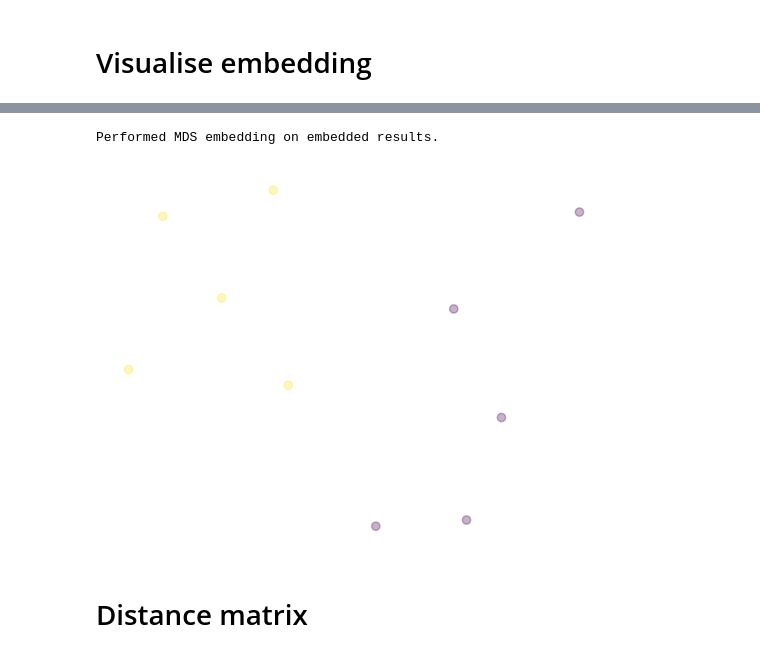
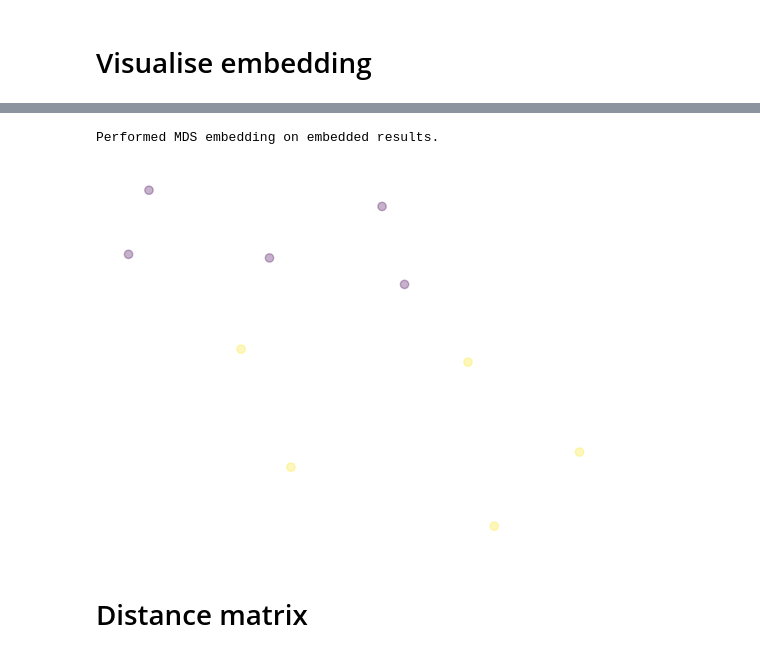
Before and after one commit to agosztolai/MARBLE, a Jupyter notebook: examples/ex_bogdanov_takens.ipynb, the cells around one changed output, grey strips where cells are left out. Saved outputs shown, nothing was run; the diff lists cells and outputs as text; code cells hidden in the pictures.

```diff
--- a/examples/ex_bogdanov_takens.ipynb
+++ b/examples/ex_bogdanov_takens.ipynb
@@ -48,9 +69,0 @@ beta2 = 0
-# %%
-fig, ax = plt.subplots(1,2, figsize=(10,5))
-
-X0_range = initial_conditions(n, 2)
-beta2 = 0
-pos, vel = simulate_system(-.2, beta2, X0_range[0])
-plot_phase_portrait(pos, vel, ax[0])
-pos, vel = simulate_system(.2, beta2, X0_range[1])
-plot_phase_portrait(pos, vel, ax[1])
@@ -61,18 +72,10 @@ plot_phase_portrait(pos, vel, ax[1])
 # %%
-beta1 = np.hstack((np.linspace(-0.2,0.2,10)))
-
-pos, vel = [], []
-X0_range = initial_conditions(n, len(beta1))
-for i, b1 in enumerate(beta1):
-    p, v = simulate_system(b1, beta2, X0_range[i])
-
-    pos.append(np.vstack(p))
-    vel.append(np.vstack(v))
+pos, vel = sweep_parameters(beta1, beta2)
 # %% [markdown]
 # Subsample phase portrait
 # %%
 pos_subsample, vel_subsample = [], []
 for i, (p,v) in enumerate(zip(pos,vel)):
-    ind, _ = geometry.furthest_point_sampling(p, stop_crit=0.025)
+    ind, _ = geometry.furthest_point_sampling(p, stop_crit=0.05)
     pos_subsample.append(p[ind])
     vel_subsample.append(v[ind])
@@ -93,6 +95,5 @@ k=7
 data = utils.construct_dataset(pos_subsample, features=vel_subsample, graph_type='cknn', k=k)
 # %%
-import os
 os.environ["CUDA_DEVICE_ORDER"]="PCI_BUS_ID"
 os.environ["CUDA_VISIBLE_DEVICES"]="0"
 
@@ -102,7 +103,7 @@ par = {'batch_size': 256, #batch size
        'n_lin_layers': 2,
        'hidden_channels': 16, #number of internal dimensions in MLP
        'out_channels': 3,
-       'diffusion': False,
+       'diffusion': True,
        'inner_product_features': True,
       }
 
@@ -143,24 +145,10 @@ Performed umap embedding on embedded results.
 # %%
 emb_MDS = geometry.embed(dist, embed_typ = 'MDS')
-labels = []
-for b in beta1:
-    if b<0:
-        labels.append(0)
-    elif b>0:
-        labels.append(1)
-#for b in beta1:
-#    if b<-beta2**2/4:
-#        labels.append(0)
-#    elif b>-beta2**2/4 and b<0:
-#        labels.append(1)
-#    elif b<beta2**2/4 and b>0:
-#        labels.append(2)
-#    elif b>beta2**2/4:
-#        labels.append(3)
+labels = [0 if b<0 else 1 for b in beta1]
 plotting.embedding(emb_MDS, np.array(labels))
 # %% [output]
 Performed MDS embedding on embedded results.
-[figure, old version]
+[figure, new version]
 # %% [markdown]
 # Distance matrix
 # %%
```
Also changed, not shown: parts of 17 cells of this notebook.
